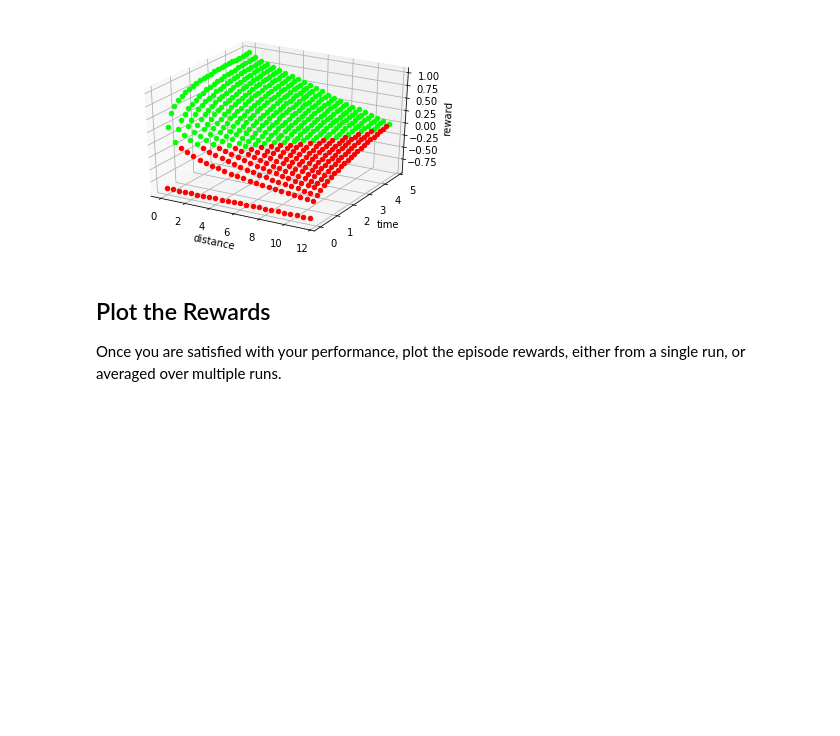
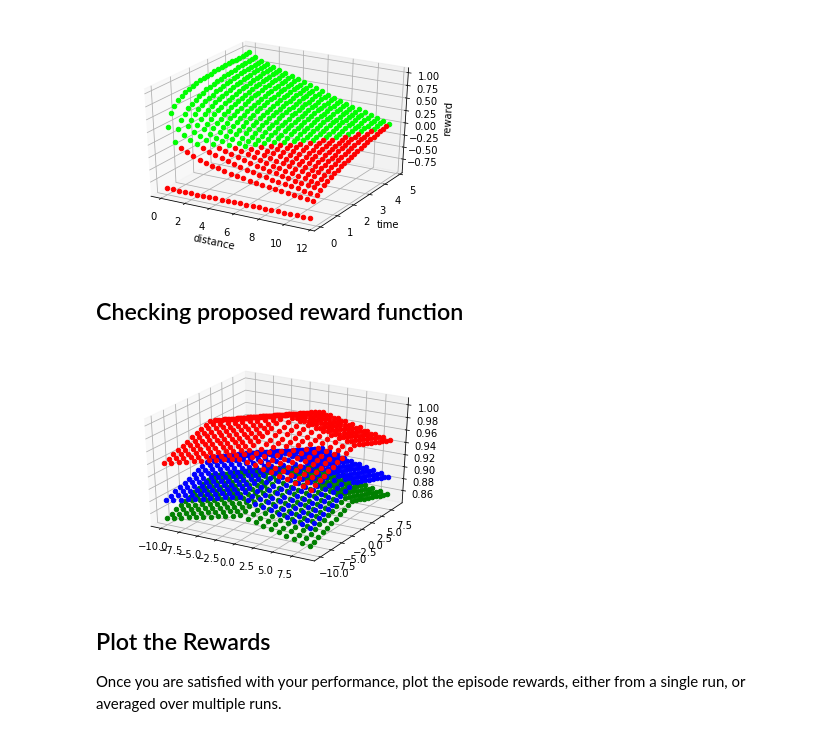
Before and after one commit to peterborkuti/RL-Quadcopter-2, a Jupyter notebook: Quadcopter_Project.ipynb, the cells around one changed output. Cells and saved outputs as stored; diff of their text form; code cells hidden in the pictures; blank space fills up the shorter version.

```diff
--- a/Quadcopter_Project.ipynb
+++ b/Quadcopter_Project.ipynb
@@ -422,6 +421,42 @@ ax.set_zlabel('reward')
 plt.show()
 # %% [output]
 [figure]
+# %% [markdown]
+## Checking proposed reward function
+# %%
+import matplotlib.pyplot as plt
+from mpl_toolkits.mplot3d import Axes3D
+from task import reward_function
+%matplotlib inline
+
+
+
+import numpy as np
+
+def reward_function(pose, target_pos):
+    reward = 1.-.003*(np.abs(pose[:3] - target_pos)).sum()
+
+    return reward
+def sigmoid(x):
+    return 1. / (1. + np.exp(-x))
+
+fig = plt.figure()
+ax = fig.add_subplot(111, projection='3d')
+
+target_pos = np.array([0, 0, 50])
+
+for x in np.arange(-10, 10, 1):
+    for y in np.arange(-10, 10, 1):
+            reward = reward_function(np.array([x, y, 50]), target_pos)
+            ax.scatter(x, y, reward, color='red')
+            reward = reward_function(np.array([x, y, 20]), target_pos)
+            ax.scatter(x, y, reward, color='green')
+            reward = reward_function(np.array([x, y, 70]), target_pos)
+            ax.scatter(x, y, reward, color='blue')
+
+plt.show()
+# %% [output]
+[figure, added]
 # %% [markdown]
 ## Plot the Rewards
 
```
Also changed, not shown: parts of 12 cells of this notebook, 8 other files.
